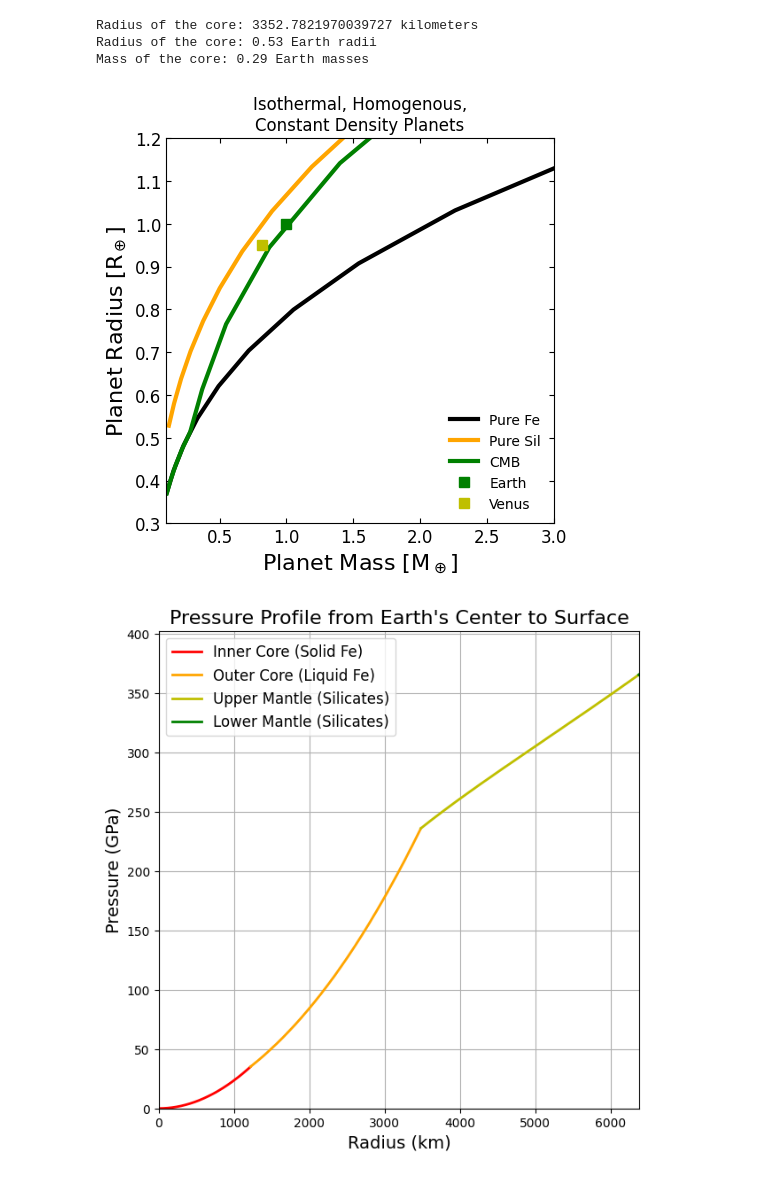
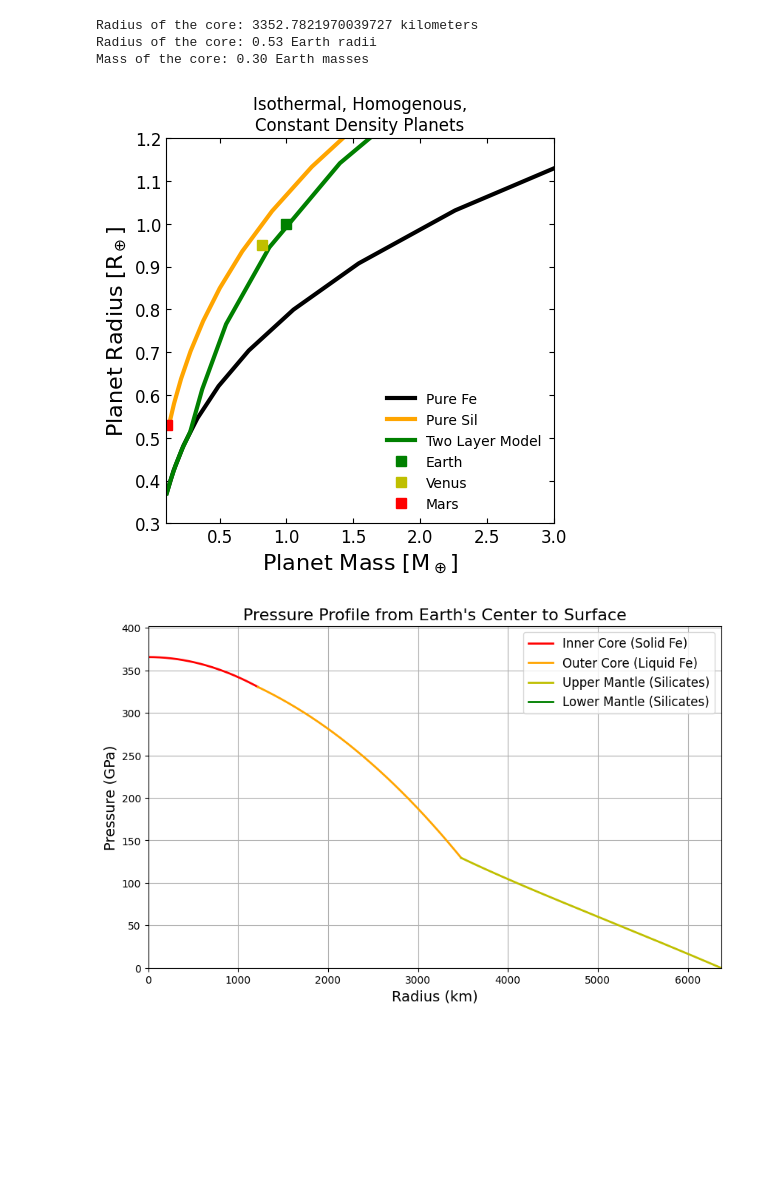
Before and after one commit to Jsk10101/PlanetarySci-Phys5205, a Jupyter notebook: Modeling_Earth_Using_Central_Pressure.ipynb, the cells around one changed output. Saved outputs shown, nothing was run; the diff lists cells and outputs as text; code cells hidden in the pictures; blank space fills up the shorter version.

```diff
--- a/Modeling_Earth_Using_Central_Pressure.ipynb
+++ b/Modeling_Earth_Using_Central_Pressure.ipynb
@@ -19,12 +19,12 @@ constant_density_sil = 4500.0      # Mantle density
 core_radius = (((3 * me)/(4*np.pi) - (re**3 * constant_density_sil))/(constant_density_Fe - constant_density_sil))**(1/3)
 print(f"Radius of the core:", core_radius/1000, 'kilometers')
 print(f"Radius of the core: {core_radius/re:.2f} Earth radii")
-M_c = 4/3 * np.pi * constant_density_Fe * R_c**3
+M_c = 4/3 * np.pi * constant_density_Fe * core_radius**3
 print(f"Mass of the core: {M_c/me:.2f} Earth masses")
 # %% [output]
 Radius of the core: 3352.7821970039727 kilometers
 Radius of the core: 0.53 Earth radii
-Mass of the core: 0.29 Earth masses
+Mass of the core: 0.30 Earth masses
 # %%
 # Function to return density (constant for now)
 def get_rho(P, material='Fe'):
@@ -136,9 +136,10 @@ mp_cmb, rp_cmb, dens_cmb = build_planet_with_core(pcent_cmb, core_radius=core_ra
 plt.figure(figsize=(5, 5))
 plt.plot(mp_fe, rp_fe, 'k', label='Pure Fe', lw=3)
 plt.plot(mp_sil, rp_sil, 'orange', label='Pure Sil', lw=3)
-plt.plot(mp_cmb, rp_cmb, 'g', label='CMB', lw=3)
+plt.plot(mp_cmb, rp_cmb, 'g', label='Two Layer Model', lw=3)
 plt.plot(1.0, 1.0, 'gs', markersize=7, label = 'Earth')  # Earth
-plt.plot(0.815, 0.951, 'ys', markersize=7, label = 'Venus')  # Earth
+plt.plot(0.815, 0.951, 'ys', markersize=7, label = 'Venus')  # Venus
+plt.plot(0.107, 0.531, 'rs', markersize=7, label = 'Mars')  # Mars
 
 plt.xlim(0.1, 3)
 plt.ylim(0.3, 1.2)
@@ -155,7 +156,7 @@ except:
 
 plt.show()
 # %% [output]
-[figure, old version]
+[figure, new version]
 # %%
 # Core and Mantle Density Values (in kg/m³)
 # Inner Core (Solid Iron)
@@ -184,61 +185,63 @@ def get_rho(r):
         return density_lower_mantle
 
 # Function to calculate the pressure profile with layered core and mantle
-def calculate_pressure_profile(dr=100.0, pout=0.0001 * gpa_to_pa):
-    # Initialize arrays, starting from the center of the Earth (radius = 0)
-    radius_array = np.array([0])  # Start from the center
-    pressure_array = np.array([0])  # Pressure at the center is assumed to be 0 (since we're starting)
+def calculate_pressure_profile(dr=100.0, p_surface=0):
+    # Initialize arrays, starting from the surface
+    radius_array = np.arange(mantle_radius, 0, -dr)  # From surface to center
+    pressure_array = np.zeros_like(radius_array)
+    mass_array = np.zeros_like(radius_array)
 
-    # Mass starts from 0 at the center
-    mass_array = np.array([0])
+    # Calculate mass profile from surface to center (backwards integration)
+    total_mass = 0.0
+    for i in range(len(radius_array) - 1, -1, -1):
+        r = radius_array[i]
+        rho = get_rho(r)
+        shell_volume = 4.0 * np.pi * (r**2) * dr
+        shell_mass = rho * shell_volume
+        total_mass += shell_mass
+        mass_array[i] = total_mass
 
-    # Integrate outward until surface pressure is reached
-    while radius_array[-1] < re:
-        r = radius_array[-1]
-        m = mass_array[-1]
+    # Calculate pressure inward
+    pressure_array[0] = p_surface  # Surface pressure (0 or atmospheric)
+    for i in range(1, len(radius_array)):
+        r = radius_array[i-1]
+        rho = get_rho(r)
+        m = mass_array[i-1]
+        g = G * m / (r**2)
+        dp = rho * g * dr
+        pressure_array[i] = pressure_array[i-1] + dp
 
-        # Determine material (core or mantle) based on current radius
-        rho = get_rho(r)
-
-        # Calculate gravitational acceleration and pressure gradient
-        grav_i = (G * m) / (r**2) if r != 0 else 0  # Avoid division by zero at the center
-        pressure_iplus1 = pressure_array[-1] + (rho * grav_i * dr)
-        mass_iplus1 = m + (4.0 * np.pi * (r**2) * rho * dr)
-
-        # Append new values
-        radius_array = np.append(radius_array, r + dr)
-        pressure_array = np.append(pressure_array, pressure_iplus1)
-        mass_array = np.append(mass_array, mass_iplus1)
-
-    # Convert pressure to GPa
+    # Convert to GPa
     pressure_array = pressure_array / gpa_to_pa
+    radius_array = radius_array[::-1]  # Flip to center-to-surface for plotting
+    pressure_array = pressure_array[::-1]
 
     return radius_array, pressure_array
 
 # Calculate the pressure profile
 radius, pressure = calculate_pressure_profile(dr=100.0)  # Use dr = 100 for finer resolution
 
 # Plot the pressure profile with different colors for each region
-plt.figure(figsize=(7, 7))
+plt.figure(figsize=(10,6))
 
 # Plot each region with different colors
 plt.plot(radius[radius <= inner_core_radius] / 1e3, pressure[radius <= inner_core_radius], 'r-', lw=2, label='Inner Core (Solid Fe)')
 plt.plot(radius[(radius > inner_core_radius) & (radius <= outer_core_radius)] / 1e3, pressure[(radius > inner_core_radius) & (radius <= outer_core_radius)], 'orange', lw=2, label='Outer Core (Liquid Fe)')
 plt.plot(radius[(radius > outer_core_radius) & (radius <= mantle_radius)] / 1e3, pressure[(radius > outer_core_radius) & (radius <= mantle_radius)], 'y-', lw=2, label='Upper Mantle (Silicates)')
 plt.plot(radius[radius > mantle_radius] / 1e3, pressure[radius > mantle_radius], 'g-', lw=2, label='Lower Mantle (Silicates)')
 
 # Label axes
 plt.xlabel('Radius (km)', fontsize=14)
 plt.ylabel('Pressure (GPa)', fontsize=14)
 plt.title('Pressure Profile from Earth\'s Center to Surface', fontsize=16)
 
 # Add grid and legend
 plt.grid(True)
 plt.xlim(0, re / 1e3)  # Plot until Earth's radius (in km)
 plt.ylim(0, max(pressure) * 1.1)  # Set the y-axis to show full pressure range
-plt.legend(loc='upper left', fontsize=12)
+plt.legend(loc='upper right', fontsize=12)
 
 # Show the plot
 plt.show()
 # %% [output]
-[figure, old version]
+[figure, new version]
```
Also changed, not shown: parts of 1 cell of this notebook.
